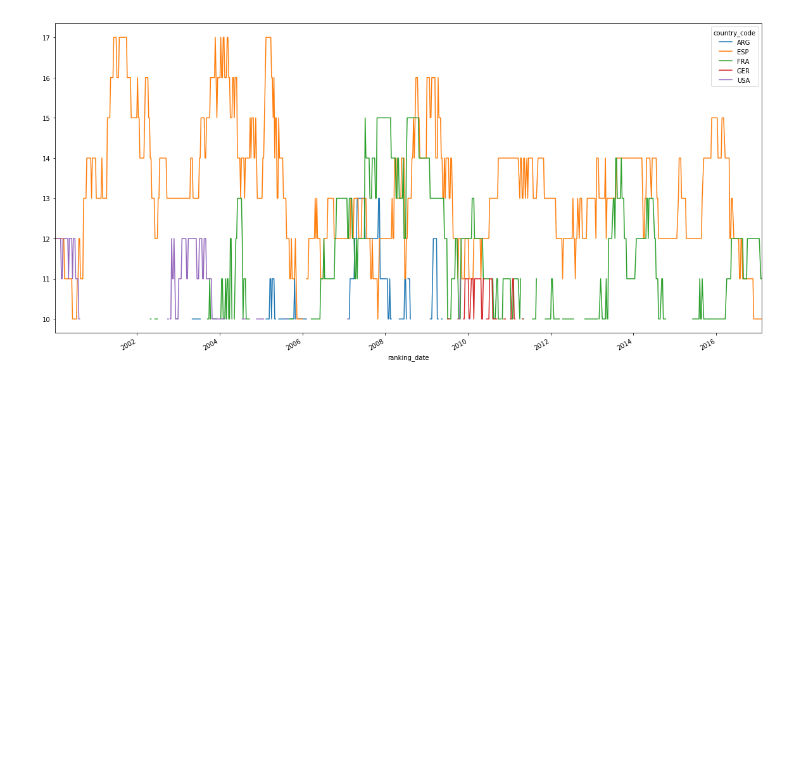
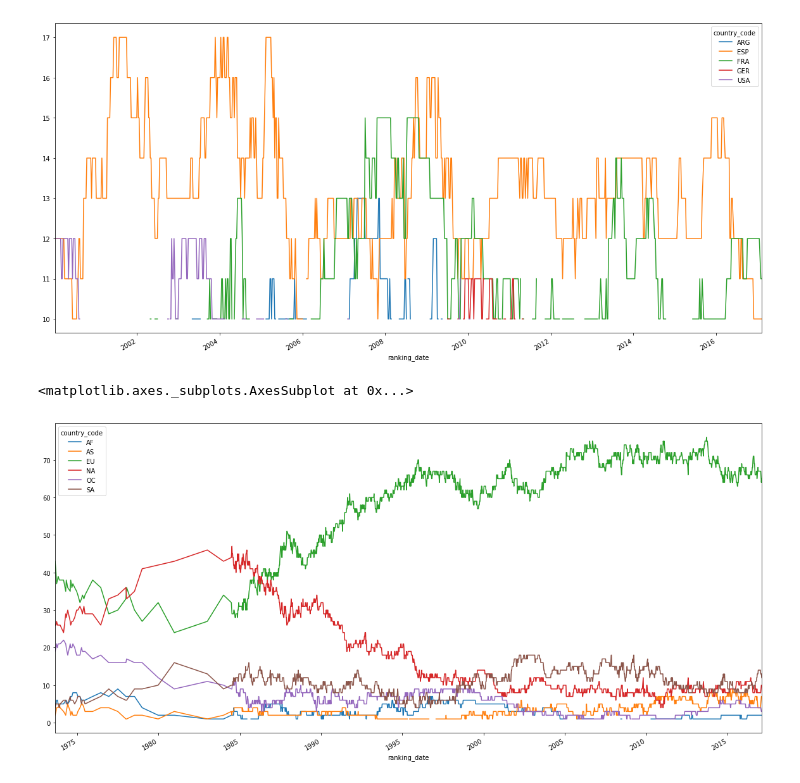
Before and after one commit to ClaudiuCreanga/tennis-statistics, a Jupyter notebook: analytics/best-100players-country.ipynb, the cells around one changed output. Drawn from its saved outputs; the diff is of its cells as text; code cells hidden in the pictures; blank space fills up the shorter version.

```diff
--- a/analytics/best-100players-country.ipynb
+++ b/analytics/best-100players-country.ipynb
@@ -83,3 +84,30 @@ pivoted.plot(figsize=(20,10))
 # %% [output]
 <matplotlib.axes._subplots.AxesSubplot at 0x...>
 [figure]
+# %%
+# let's see how it fairs by continent
+
+import json
+
+with open('iso3.json') as data_file:
+    countries = json.load(data_file)
+with open('continent.json') as data_file:
+    continents = json.load(data_file)
+# %%
+ioc_countries = {}
+for country in countries:
+    if country["ioc"]:
+        ioc_countries[country["ioc"]] = country["alpha2"]
+ioc_countries["YUG"] = "MK"
+aggregate_continents = aggregate.copy()
+ioc_countries
+aggregate_continents
+aggregate_continents["country_code"] = aggregate_continents["country_code"].apply(lambda row: continents[ioc_countries[row]])
+
+aggregate_continents = aggregate_continents[["ranking_date", "country_code", "0"]].groupby(["ranking_date", "country_code"]).sum()
+aggregate_continents = pd.DataFrame(aggregate_continents.to_records()) # transform the series to df
+pivoted = pd.pivot_table(aggregate_continents, values='0', columns='country_code', index="ranking_date")
+pivoted.plot(figsize=(20,10))
+# %% [output]
+<matplotlib.axes._subplots.AxesSubplot at 0x...>
+[figure, added]
```
Also changed, not shown: parts of 1 cell of this notebook, 2 other files.
